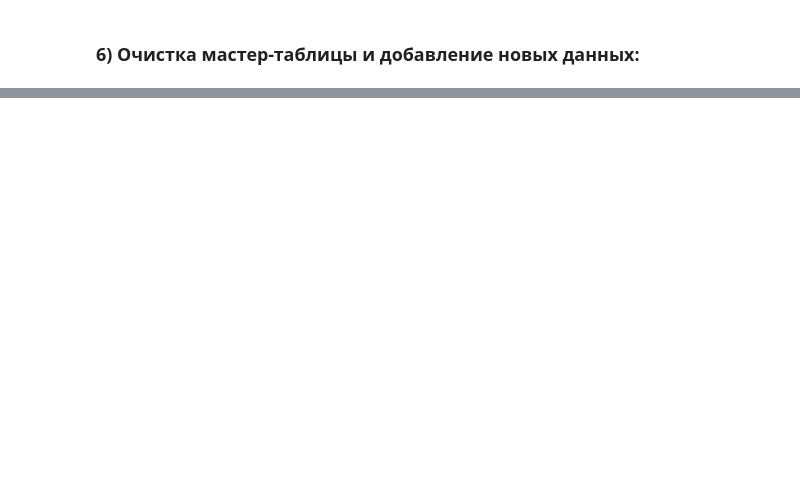
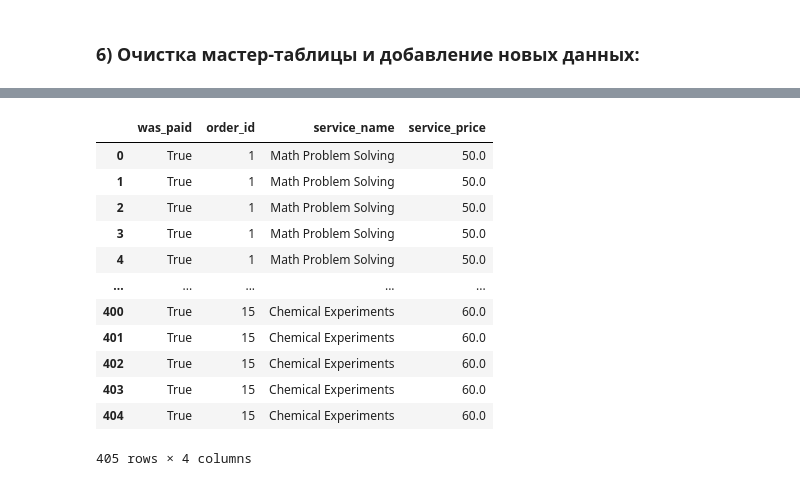
Before and after one commit to vaskers5/queue_bot, a Jupyter notebook: lab2-3.ipynb, the cells around one changed output, grey strips where cells are left out. Drawn from its saved outputs; the diff is of its cells as text; code cells hidden in the pictures; blank space fills up the shorter version.

```diff
--- a/lab2-3.ipynb
+++ b/lab2-3.ipynb
@@ -934,0 +1200,55 @@ execute(q)
+# %%
+# Создание представления service_order_view
+mongo_commands = """
+use profi-ru
+db.createView(
+   "service_order_view",
+   "service_order_table",
+   [
+     { $lookup:
+        {
+          from: "service",
+          localField: "service_id",
+          foreignField: "id",
+          as: "service"
+        }
+     },
+     { $unwind: "$service" },
+     { $lookup:
+        {
+          from: "order",
+          localField: "order_id",
+          foreignField: "id",
+          as: "order"
+        }
+     },
+     { $unwind: "$order" },
+     { $project: { _id: 0, order_id: "$order.id", service_name: "$service.service_name", service_price: "$service.price", was_paid: 1 } }
+   ]
+)
+"""
+
+# Запуск команды в Mongo Shell из Python
+process = subprocess.Popen(["mongosh"], stdin=subprocess.PIPE, stdout=subprocess.PIPE, text=True)
+stdout, stderr = process.communicate(input=mongo_commands)
+
+# Запрос данных из представления и преобразование в DataFrame через Pandas
+result_service = db.service_order_view.find({})  # Запрос данных из представления
+df_service = pd.DataFrame(list(result_service))  # Преобразование результатов запроса в DataFrame
+
+# Вывод данных для проверки
+df_service
+# %% [output]
+|  | was_paid | order_id | service_name | service_price |
+| 0 | True | 1 | Math Problem Solving | 50.0 |
+| 1 | True | 1 | Math Problem Solving | 50.0 |
+| 2 | True | 1 | Math Problem Solving | 50.0 |
+| 3 | True | 1 | Math Problem Solving | 50.0 |
+| 4 | True | 1 | Math Problem Solving | 50.0 |
+| ... | ... | ... | ... | ... |
+| 400 | True | 15 | Chemical Experiments | 60.0 |
+| 401 | True | 15 | Chemical Experiments | 60.0 |
+| 402 | True | 15 | Chemical Experiments | 60.0 |
+| 403 | True | 15 | Chemical Experiments | 60.0 |
+| 404 | True | 15 | Chemical Experiments | 60.0 |
+405 rows × 4 columns
```
Also changed, not shown: parts of 28 cells of this notebook, 6 other files.
